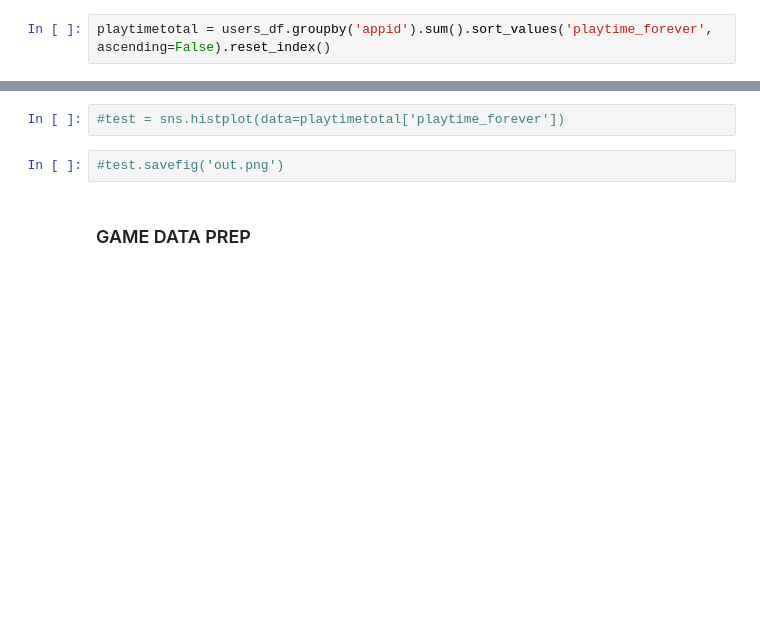
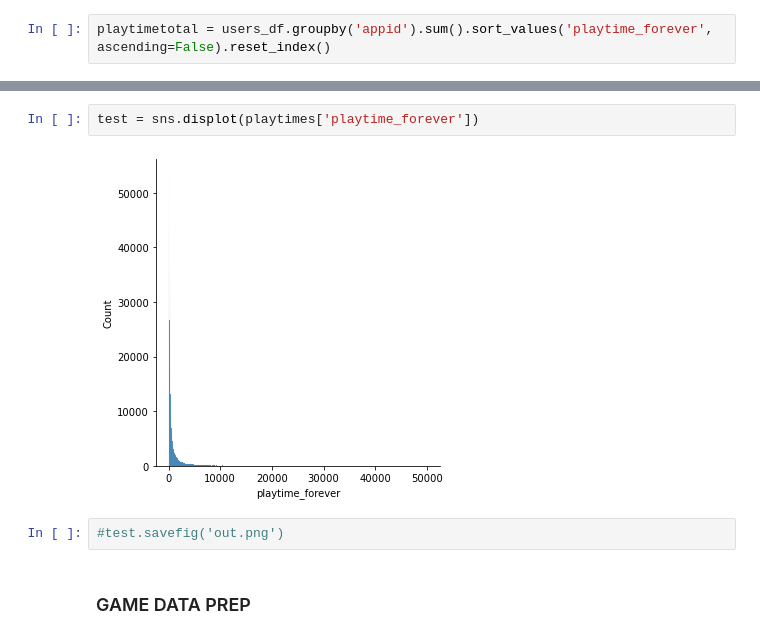
Before and after one commit to iliketurtles83/video-game-recommender-v1, a Jupyter notebook: ipynb/steam_data_prep.ipynb, the cells around one changed output, grey strips where cells are left out. Drawn from its saved outputs; the diff is of its cells as text; blank space fills up the shorter version.

```diff
--- a/ipynb/steam_data_prep.ipynb
+++ b/ipynb/steam_data_prep.ipynb
@@ -53,5 +65,7 @@ playtimetotal = users_df.groupby('appid').sum().sort_values('playtime_forever',
 # %%
-#test = sns.histplot(data=playtimetotal['playtime_forever'])
+test = sns.displot(playtimes['playtime_forever'])
+# %% [output]
+[figure, added]
 # %%
 #test.savefig('out.png')
 # %% [markdown]
```
Also changed, not shown: parts of 3 cells of this notebook, 5 other files.
